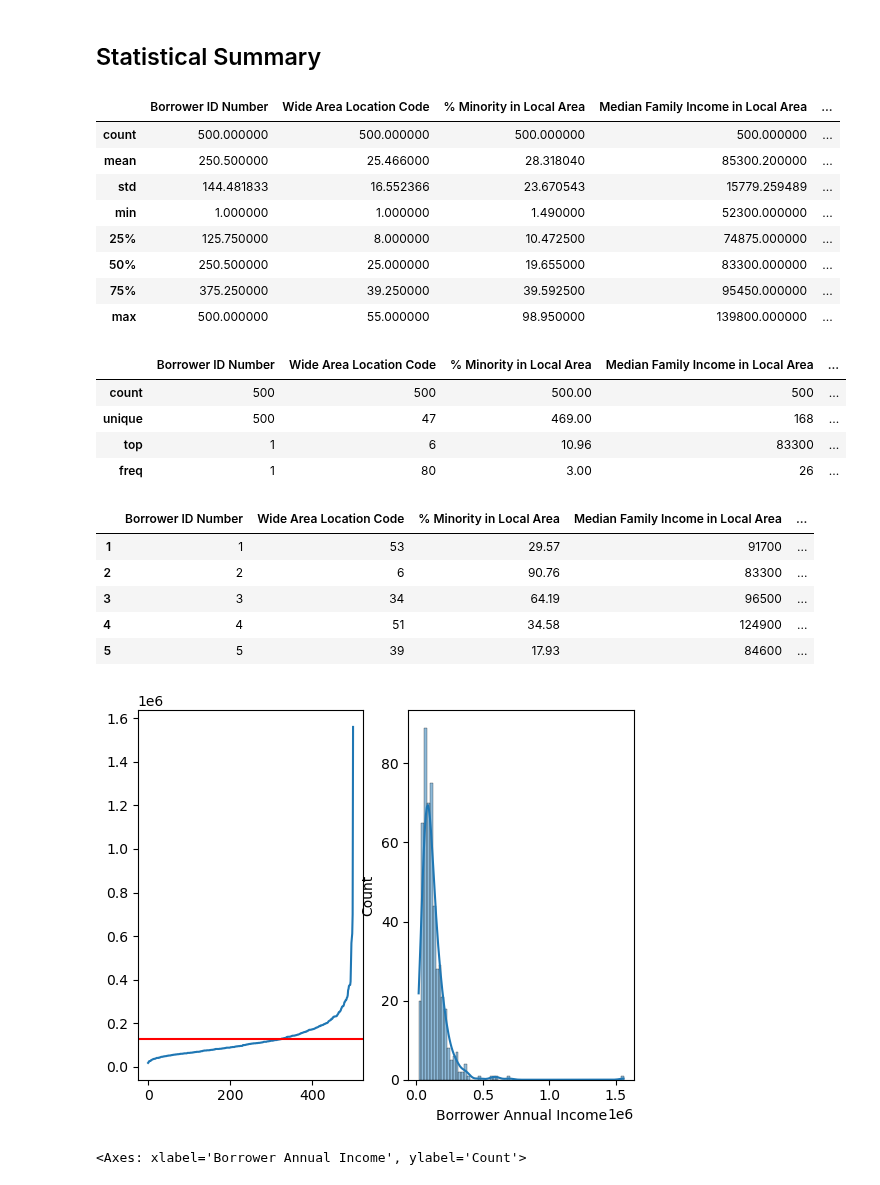
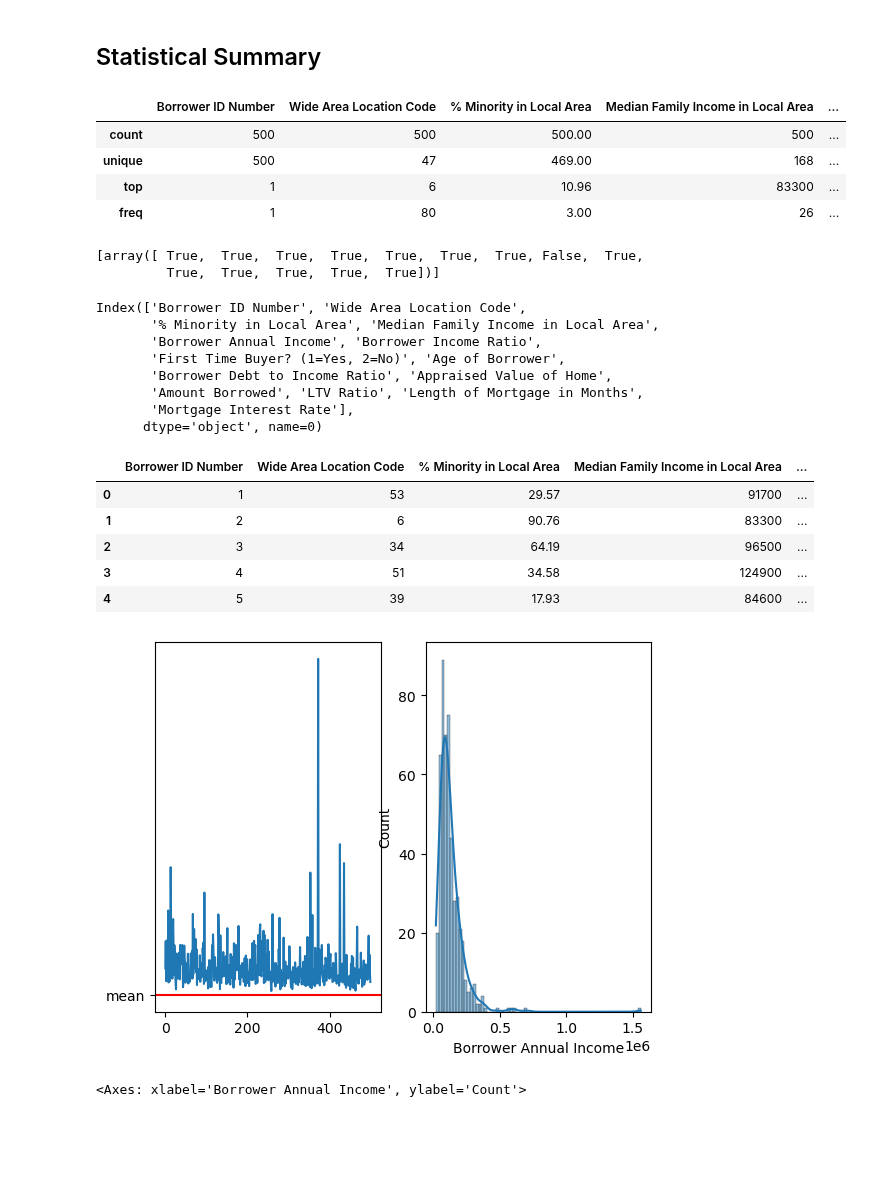
Before and after one commit to KunalNeon/CommBank, a Jupyter notebook: dataSet.ipynb, the cells around one changed output. Saved outputs shown, nothing was run; the diff lists cells and outputs as text; code cells hidden in the pictures; blank space fills up the shorter version.

```diff
--- a/dataSet.ipynb
+++ b/dataSet.ipynb
@@ -6,5 +6,7 @@ from math import log2
 dataSet=pd.read_excel("/Users/karanbudhaair/Downloads/Home_Loan.xlsx", header=None)
 dataSet=dataSet[6:].reset_index(drop=True)
 # %%
-dataSet.columns
+dataSet.columns=dataSet.iloc[0]
+dataSet=dataSet[1:].reset_index(drop=True)
+dataSet
 # %% [output]
@@ -38,25 +45,29 @@ dtype: int64
 # %% [markdown]
 ## Statistical Summary
 # %%
-newDataSet.describe()
+dataSet.describe()
 # %% [output]
 |  | Borrower ID Number | Wide Area Location Code | % Minority in Local Area | Median Family Income in Local Area | ... |
-| count | 500.000000 | 500.000000 | 500.000000 | 500.000000 | ... |
-| mean | 250.500000 | 25.466000 | 28.318040 | 85300.200000 | ... |
-| std | 144.481833 | 16.552366 | 23.670543 | 15779.259489 | ... |
-| min | 1.000000 | 1.000000 | 1.490000 | 52300.000000 | ... |
-| 25% | 125.750000 | 8.000000 | 10.472500 | 74875.000000 | ... |
-| 50% | 250.500000 | 25.000000 | 19.655000 | 83300.000000 | ... |
-| 75% | 375.250000 | 39.250000 | 39.592500 | 95450.000000 | ... |
-| max | 500.000000 | 55.000000 | 98.950000 | 139800.000000 | ... |
+| count | 500 | 500 | 500.00 | 500 | ... |
+| unique | 500 | 47 | 469.00 | 168 | ... |
+| top | 1 | 6 | 10.96 | 83300 | ... |
+| freq | 1 | 80 | 3.00 | 26 | ... |
 # %%
-dataSet.describe()
+[~dataSet.columns.isin(["Age of Borrower"])]
 # %% [output]
-|  | Borrower ID Number | Wide Area Location Code | % Minority in Local Area | Median Family Income in Local Area | ... |
-| count | 500 | 500 | 500.00 | 500 | ... |
-| unique | 500 | 47 | 469.00 | 168 | ... |
-| top | 1 | 6 | 10.96 | 83300 | ... |
-| freq | 1 | 80 | 3.00 | 26 | ... |
+[array([ True,  True,  True,  True,  True,  True,  True, False,  True,
+         True,  True,  True,  True,  True])]
+# %%
+dataSet.columns
+# %% [output]
+Index(['Borrower ID Number', 'Wide Area Location Code',
+       '% Minority in Local Area', 'Median Family Income in Local Area',
+       'Borrower Annual Income', 'Borrower Income Ratio',
+       'First Time Buyer? (1=Yes, 2=No)', 'Age of Borrower',
+       'Borrower Debt to Income Ratio', 'Appraised Value of Home',
+       'Amount Borrowed', 'LTV Ratio', 'Length of Mortgage in Months',
+       'Mortgage Interest Rate'],
+      dtype='object', name=0)
 # %%
 dataSetPartOne=dataSet[dataSet.columns[~dataSet.columns.isin(["Age of Borrower"])]].apply(lambda x: pd.to_numeric(x))
 newDataSet=dataSetPartOne.join(dataSet["Age of Borrower"])[dataSet.columns]
@@ -64,22 +75,23 @@ newDataSet=dataSetPartOne.join(dataSet["Age of Borrower"])[dataSet.columns]
 newDataSet[:5]
 # %% [output]
 |  | Borrower ID Number | Wide Area Location Code | % Minority in Local Area | Median Family Income in Local Area | ... |
-| 1 | 1 | 53 | 29.57 | 91700 | ... |
-| 2 | 2 | 6 | 90.76 | 83300 | ... |
-| 3 | 3 | 34 | 64.19 | 96500 | ... |
-| 4 | 4 | 51 | 34.58 | 124900 | ... |
-| 5 | 5 | 39 | 17.93 | 84600 | ... |
+| 0 | 1 | 53 | 29.57 | 91700 | ... |
+| 1 | 2 | 6 | 90.76 | 83300 | ... |
+| 2 | 3 | 34 | 64.19 | 96500 | ... |
+| 3 | 4 | 51 | 34.58 | 124900 | ... |
+| 4 | 5 | 39 | 17.93 | 84600 | ... |
 # %%
 import matplotlib.pyplot as myplot
+import seaborn as sns
 fig,axes=myplot.subplots(1,2)
 axes[0].plot(newDataSet["Borrower Annual Income"].values)
-axes[0].axhline(y= mean, color='red')
+axes[0].axhline(y= 'mean', color='red')
 #axes[1].hist(newDataSet["Borrower Annual Income"].values, bins='auto')
 sns.histplot(newDataSet["Borrower Annual Income"],kde=True, bins='auto', ax=axes[1])
 #newDataSet["Borrower Annual Income"].plot(kind='hist')
 myplot.show()
 # %% [output]
-[figure, old version]
+[figure, new version]
 # %%
 sns.histplot(newDataSet["Borrower Annual Income"],kde=True, bins='auto')
 # %% [output]
```
Also changed, not shown: parts of 29 cells of this notebook.
